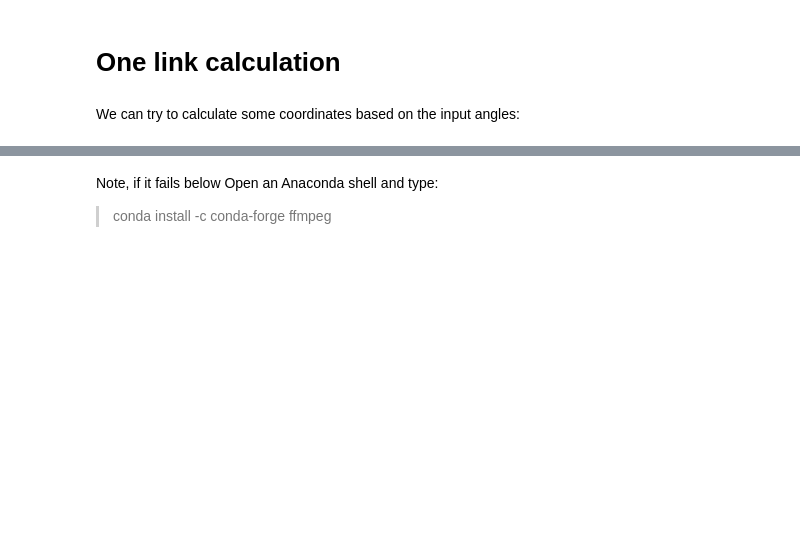
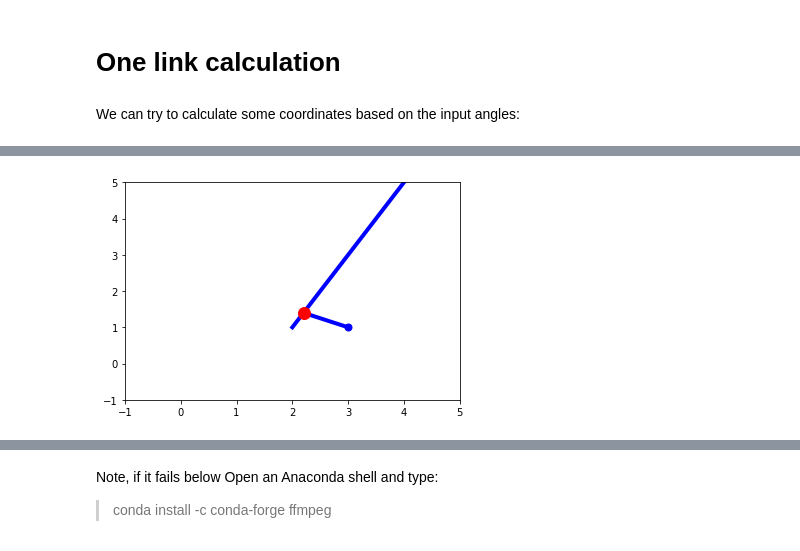
Before and after one commit to feiteira/P2DP, a Jupyter notebook: Jupyter/arm_sim.ipynb, the cells around one changed output, grey strips where cells are left out. Cells and saved outputs as stored; diff of their text form; code cells hidden in the pictures; blank space fills up the shorter version.

```diff
--- a/Jupyter/arm_sim.ipynb
+++ b/Jupyter/arm_sim.ipynb
@@ -13,3 +14,87 @@ import numpy as np
 # %%
 # equivalent to rcParams['animation.html'] = 'html5'
 rc('animation', html='html5')
+# %%
+class Point:
+        def __init__(self,):
+            self.x = 0
+            self.y = 0
+
+        def __init__(self,initx,inity):
+            self.x = initx
+            self.y = inity
+
+        def getX(self):
+            return self.x
+
+        def getY(self):
+            return self.y
+
+        def __str__(self):
+            return "x=" + str(self.x) + ", y=" + str(self.y)
+
+        def distance(p0,p1):
+            dx =p0.x - p1.x
+            dy = p0.y - p1.y
+            return sqrt(dx*dx + dy*dy)
+
+        def distanceTo(self,pt):
+            return Point.distance(self,pt)
+
+
+        # from two points
+        # ax + by + c = 0
+        def line_as_aXbYc(p1,p2):
+            dx = p1.x - p2.x
+            dy = p1.y - p2.y
+            # y = ax + c
+            a = dy / dx
+            c = -((a*p2.x)-p2.y)
+            # y = ax + c <=> ax + by + c = 0
+            # ax + by + c = 0 => b = -1
+            b=-1
+            return a,b,c
+
+        #https://en.wikipedia.org/wiki/Distance_from_a_point_to_a_line#Line_defined_by_an_equation
+        def closestPointInLine(self,i,j):
+            x = self.x
+            y = self.y
+            a,b,c = Point.line_as_aXbYc(i,j)
+            r = Point(0,0) # r means return
+
+            q = a*a + b*b
+            r.x = (b * ( b*x-a*y) - a*c) / q
+            r.y = (a * (-b*x+a*y) - b*c) / q
+
+            return r
+
+
+p0 = Point(0,0)
+p1 = Point(1,1)
+
+print(p0.distanceTo(p1))
+print(sqrt(2))
+
+
+p0 = Point(2,1)
+p1 = Point(5,7)
+
+va, vb, vc = Point.line_as_aXbYc(p0,p1)
+
+print(va,"x + ",vb,"y + ",vc)
+
+p2 = Point(3,1)
+near = p2.closestPointInLine(p0,p1);
+print(near)
+
+plt.xlim(-1,5)
+plt.ylim(-1,5)
+
+plt.plot([p0.x,p1.x], [p0.y ,p1.y], color="blue", lw=4, aa=True)
+plt.plot([p2.x,near.x], [p2.y ,near.y], color="blue", lw=4, aa=True)
+
+plt.plot(p2.x,p2.y, 'bo', markersize=7)
+plt.plot(near.x,near.y, 'ro', markersize=12)
+
+plt.show()
+# %% [output]
@@ -16 +105,2 @@ rc('animation', html='html5')
+[figure, added]
 # %%
```
Also changed, not shown: parts of 5 cells of this notebook.
